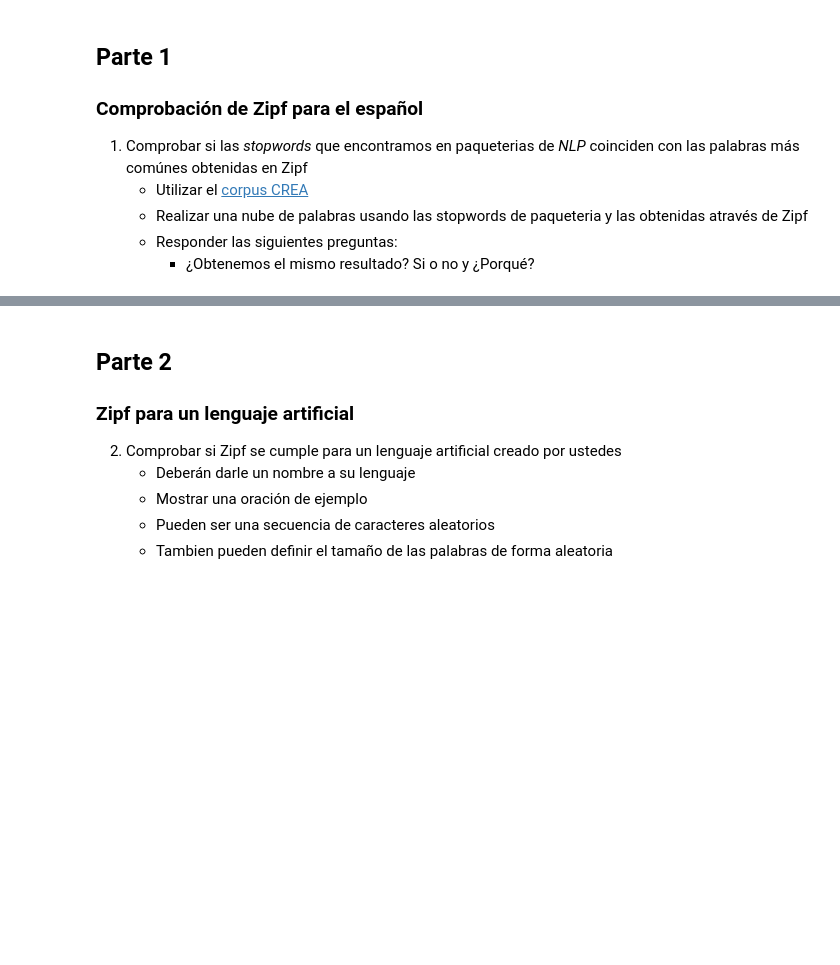
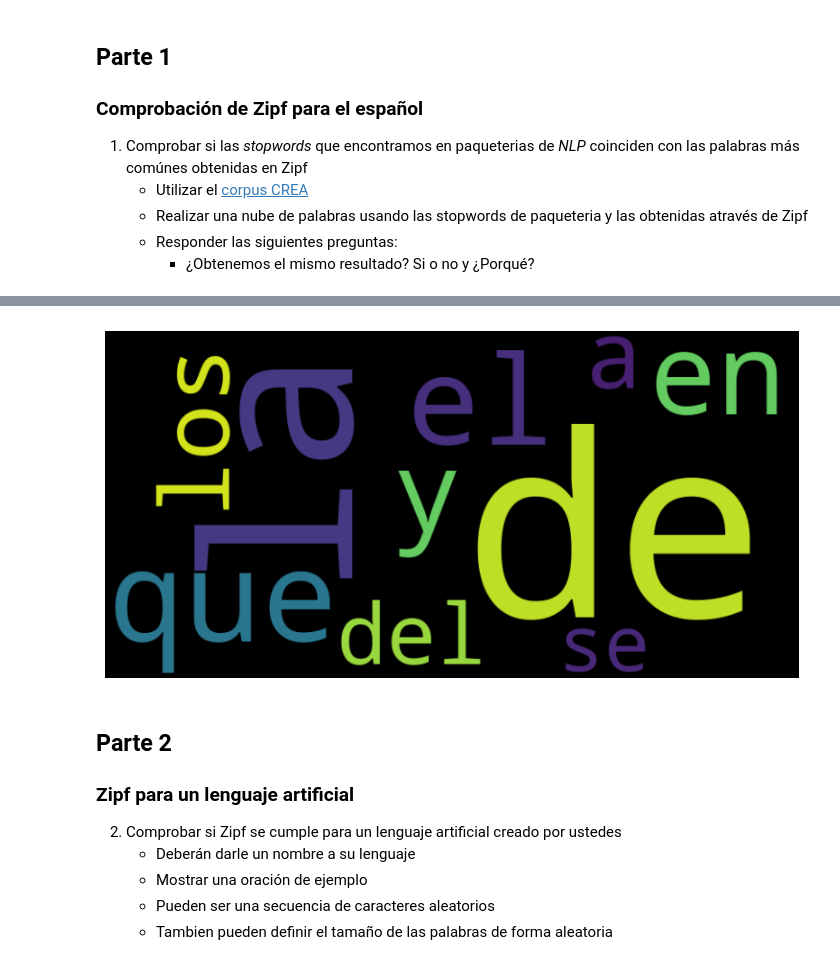
Before and after one commit to umoqnier/cl-2024-2-lab, a Jupyter notebook: practices/jardondiego/pr3/pr3.ipynb, the cells around one changed output, grey strips where cells are left out. Drawn from its saved outputs; the diff is of its cells as text; code cells hidden in the pictures; blank space fills up the shorter version.

```diff
--- a/practices/jardondiego/pr3/pr3.ipynb
+++ b/practices/jardondiego/pr3/pr3.ipynb
@@ -55,0 +125,29 @@ from collections import defaultdict
+# %%
+import matplotlib.pyplot as plt
+import nltk
+
+from nltk.corpus import cess_esp, stopwords
+from nltk.probability import FreqDist
+from wordcloud import WordCloud
+
+nltk.download('cess_esp')
+
+words = cess_esp.words()
+
+spanish_stopwords = stopwords.words('spanish')
+
+# Create a frequency distribution of the words in the corpus
+freq_dist = FreqDist(words)
+
+# Get the frequency of each stopword in the corpus
+stopword_freq = {word: freq_dist[word] for word in spanish_stopwords[:10]}
+
+# Create a word cloud
+wordcloud = WordCloud(width=800, height=400).generate_from_frequencies(stopword_freq)
+
+# Display the word cloud
+plt.figure(figsize=(10, 5))
+plt.imshow(wordcloud, interpolation='bilinear')
+plt.axis('off')
+plt.show()
+# %% [output]
@@ -56,3 +157,4 @@ from collections import defaultdict
+[figure, added]
 # %% [markdown]
 ## Parte 2
 
```
Also changed, not shown: parts of 11 cells of this notebook, 1 other file.
